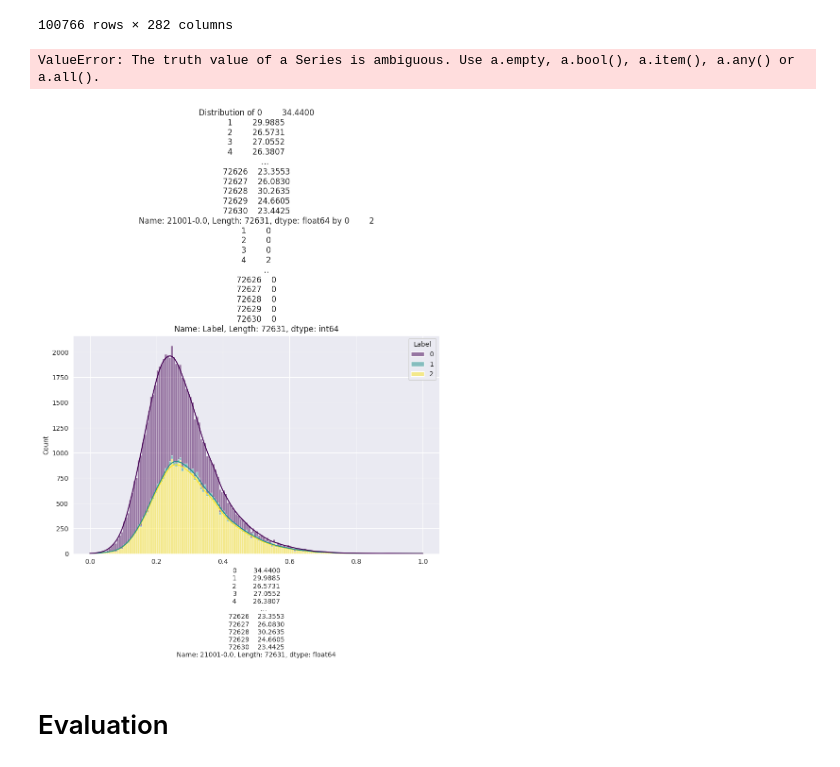
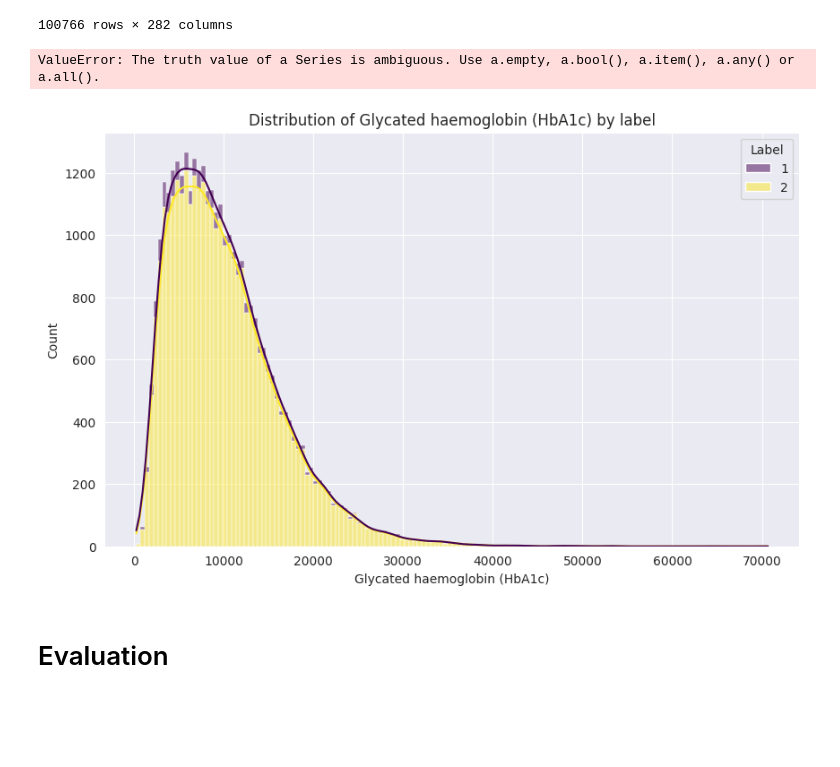
Before and after one commit to OfekShcherb/Finding-Differences-in-Diagnosis-of-Pancreatic-Cancer-and-Type-II-Diabetes-Mellitus, a Jupyter notebook: test.ipynb, the cells around one changed output. Saved outputs shown, nothing was run; the diff lists cells and outputs as text; code cells hidden in the pictures; blank space fills up the shorter version.

```diff
--- a/test.ipynb
+++ b/test.ipynb
@@ -63,8 +64,3 @@ Number of people with pancreatic cancer in train: 1580
 Total people in test: 100809
 Number of people with diabetes in test: 8719
 Number of people with pancreatic cancer in test: 393
-# %%
-train_group_df = train_group_df.drop(columns=['Unnamed: 0'])
-test_group_df = test_group_df.drop(columns=['Unnamed: 0'])
-# %%
-train_group_df = train_group_df.drop(columns=['23048-0.0', '84-0.0', '23406-0.0'])
@@ -134,19 +100,19 @@ test_group_df
 train_group_df.to_csv(config['train_path'], index=False)
 test_group_df.to_csv(config['test_path'], index=False)
 # %%
-feature_col = train_group_df['21001-0.0']
-label_col = train_group_df['Label']
+feature_col = train_group_df[train_group_df['Label'] != 0]['30510-0.0']
+label_col = train_group_df[train_group_df['Label'] != 0]['Label']
 # %%
 plt.figure(figsize=(10, 6))
-sns.histplot(data=train_group_df, x='normalized', hue=label_col, multiple="stack", palette="viridis", kde=True)
-plt.title(f'Distribution of {feature_col} by {label_col}')
-plt.xlabel(feature_col)
+sns.histplot(data=train_group_df, x=feature_col, hue=label_col, multiple="stack", palette="viridis", kde=True)
+plt.title(f'Distribution of Glycated haemoglobin (HbA1c) by label')
+plt.xlabel('Glycated haemoglobin (HbA1c)')
 plt.ylabel('Count')
 plt.legend(title=label_col)
 plt.show()
 # %% [output]
 ValueError: The truth value of a Series is ambiguous. Use a.empty, a.bool(), a.item(), a.any() or a.all().
-[figure, old version]
+[figure, new version]
 # %%
 diseases_patterns = [
     ('Diabetes', r'E11'),
```
Also changed, not shown: parts of 40 cells of this notebook, 1 other file.
